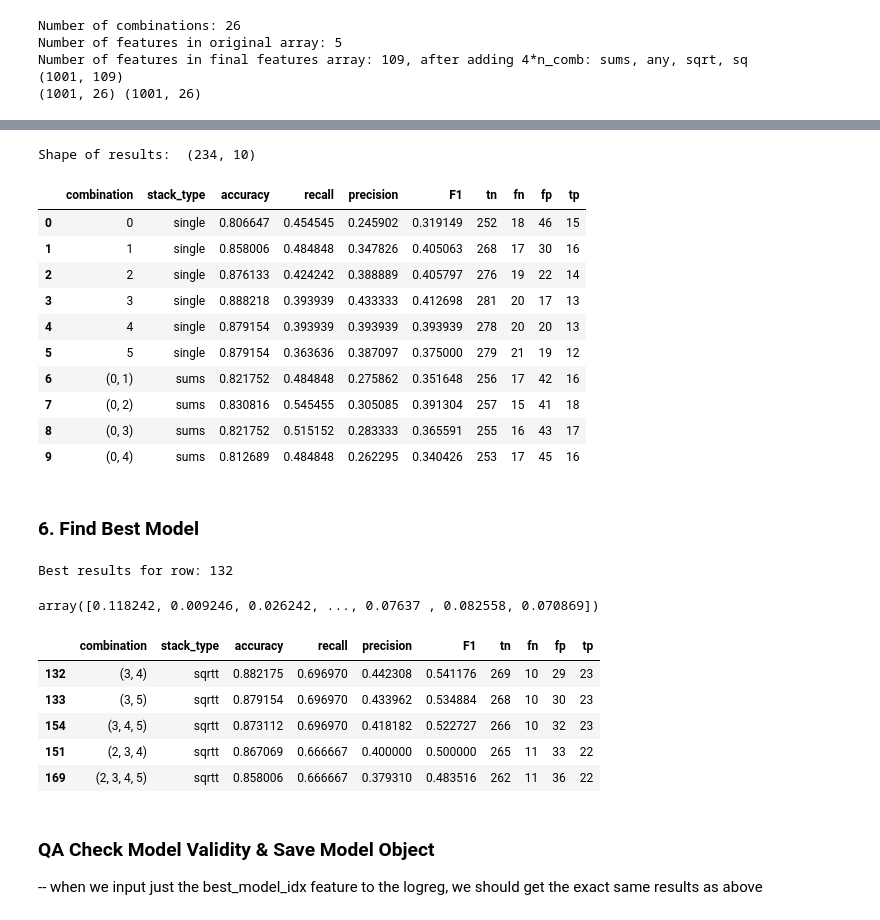
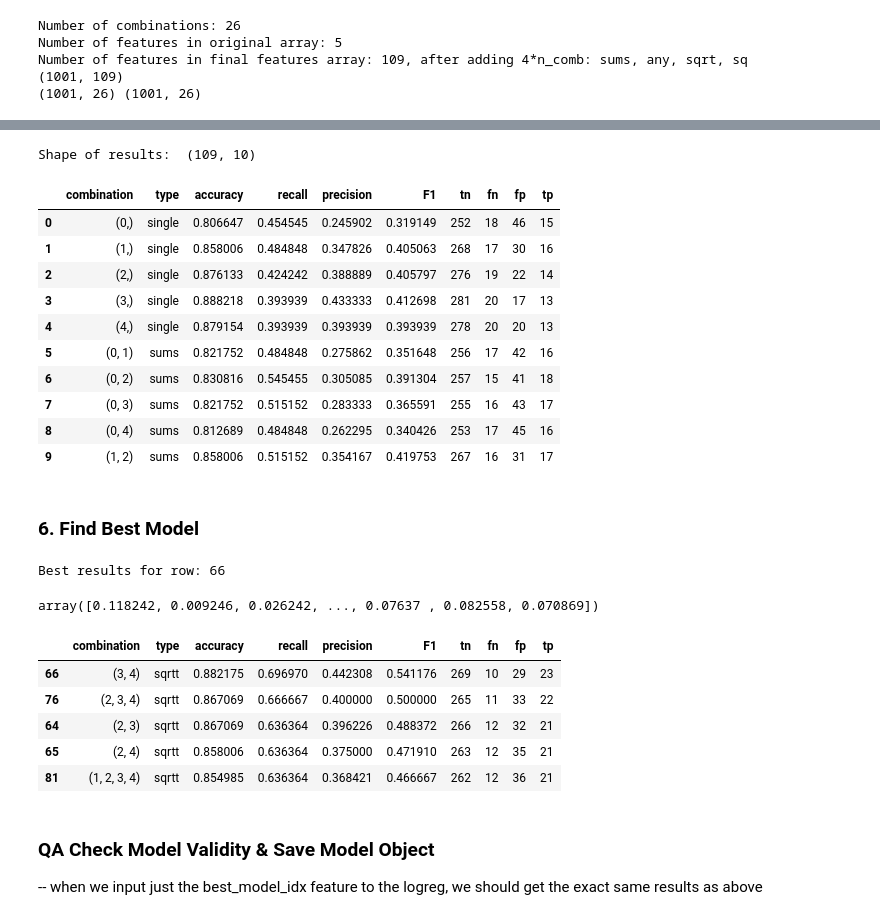
Before and after one commit to kaschbacher/publications, a Jupyter notebook: artifact_detector/PPG_Artifact_Detection.ipynb, the cells around one changed output, grey strips where cells are left out. Cells and saved outputs as stored; diff of their text form; code cells hidden in the pictures.

```diff
--- a/artifact_detector/PPG_Artifact_Detection.ipynb
+++ b/artifact_detector/PPG_Artifact_Detection.ipynb
@@ -316,10 +317,9 @@ y = np.zeros((features.shape[0],1))
 
 # Choose how many features to examine
 n_features = features.shape[1]
-#n_features = 50
 
 # Build results to rank
-result_headers = ['combination','stack_type','accuracy', 'recall', 'precision', 'F1', 'tn', 'fn', 'fp', 'tp']
+result_headers = ['combination','type','accuracy', 'recall', 'precision', 'F1', 'tn', 'fn', 'fp', 'tp']
 results = []
 n_ps = ps.shape[1]# number of single thresholded power spectra included
 n_comb = len(idx_comb)# number of combinations used to form sums, anyy, sqrt, sq
@@ -329,70 +329,64 @@ stack_keys = list(stack.keys())
 for i in range(n_features):
     # Define Features/Outcome & Partitions
     X = features[:, i].reshape(-1, 1)# Test set Accuracy: 89.76%, Recall: 78.57%, Precision: 44.00%
     y = labels
     X_train, X_test, y_train, y_test = train_test_split(X, y, test_size=0.33, random_state=42)
 
     # Evaluate
     reg = fit_model(X_train, X_test, y_train, y_test)
     cm, scores = confusion_matrix(reg, X_test, y_test)
 
-    # Add Results
-    def tup_to_str(tup):
-        return ','.join([str(t) for t in tup])
-
     # Append a string to a list, or a list to a list;  extend to add a list to another list
     temp = []
     if i<n_ps:
-        temp.append( tup_to_str( (','.join([str(i)]),) ) )# add single spectra to the list of combination tuples
-        #temp.append( tup_to_str( (i,) ) )# add single spectra to the list of combination tuples
+        temp.append( (','.join([str(i)]),) )# add single spectra to the list of combination tuples
         temp.append('single')
     else:
         # Add the combination as a string
         comb_idx = (i-n_ps)%n_comb# index of the correct combination. Shift left by 6 (single ps), cycle by n_combinations
         stack_i = (i-n_ps)//n_comb# n times divides by
         temp.append( idx_comb[comb_idx] )# add the combination tuple
         temp.append(stack_keys[stack_i])
         #print (idx_comb[comb_idx])# DEBUG
 
     temp.extend(scores)
     temp.extend(cm.flatten('F'))
     results.append(temp)
 
 res_df = pd.DataFrame(results, columns=result_headers)
 print ('Shape of results: ', res_df.shape)
 res_df.head(10)
 # %% [output]
-Shape of results:  (234, 10)
+Shape of results:  (109, 10)
-|  | combination | stack_type | accuracy | recall | precision | F1 | tn | fn | fp | tp |
-| 0 | 0 | single | 0.806647 | 0.454545 | 0.245902 | 0.319149 | 252 | 18 | 46 | 15 |
-| 1 | 1 | single | 0.858006 | 0.484848 | 0.347826 | 0.405063 | 268 | 17 | 30 | 16 |
-| 2 | 2 | single | 0.876133 | 0.424242 | 0.388889 | 0.405797 | 276 | 19 | 22 | 14 |
-| 3 | 3 | single | 0.888218 | 0.393939 | 0.433333 | 0.412698 | 281 | 20 | 17 | 13 |
-| 4 | 4 | single | 0.879154 | 0.393939 | 0.393939 | 0.393939 | 278 | 20 | 20 | 13 |
-| 5 | 5 | single | 0.879154 | 0.363636 | 0.387097 | 0.375000 | 279 | 21 | 19 | 12 |
-| 6 | (0, 1) | sums | 0.821752 | 0.484848 | 0.275862 | 0.351648 | 256 | 17 | 42 | 16 |
-| 7 | (0, 2) | sums | 0.830816 | 0.545455 | 0.305085 | 0.391304 | 257 | 15 | 41 | 18 |
-| 8 | (0, 3) | sums | 0.821752 | 0.515152 | 0.283333 | 0.365591 | 255 | 16 | 43 | 17 |
-| 9 | (0, 4) | sums | 0.812689 | 0.484848 | 0.262295 | 0.340426 | 253 | 17 | 45 | 16 |
+|  | combination | type | accuracy | recall | precision | F1 | tn | fn | fp | tp |
+| 0 | (0,) | single | 0.806647 | 0.454545 | 0.245902 | 0.319149 | 252 | 18 | 46 | 15 |
+| 1 | (1,) | single | 0.858006 | 0.484848 | 0.347826 | 0.405063 | 268 | 17 | 30 | 16 |
+| 2 | (2,) | single | 0.876133 | 0.424242 | 0.388889 | 0.405797 | 276 | 19 | 22 | 14 |
+| 3 | (3,) | single | 0.888218 | 0.393939 | 0.433333 | 0.412698 | 281 | 20 | 17 | 13 |
+| 4 | (4,) | single | 0.879154 | 0.393939 | 0.393939 | 0.393939 | 278 | 20 | 20 | 13 |
+| 5 | (0, 1) | sums | 0.821752 | 0.484848 | 0.275862 | 0.351648 | 256 | 17 | 42 | 16 |
+| 6 | (0, 2) | sums | 0.830816 | 0.545455 | 0.305085 | 0.391304 | 257 | 15 | 41 | 18 |
+| 7 | (0, 3) | sums | 0.821752 | 0.515152 | 0.283333 | 0.365591 | 255 | 16 | 43 | 17 |
+| 8 | (0, 4) | sums | 0.812689 | 0.484848 | 0.262295 | 0.340426 | 253 | 17 | 45 | 16 |
+| 9 | (1, 2) | sums | 0.858006 | 0.515152 | 0.354167 | 0.419753 | 267 | 16 | 31 | 17 |
 # %% [markdown]
 ### 6. Find Best Model
 # %%
 # Find Best Result
 res_df.sort_values(['recall','precision','accuracy'], ascending=False, inplace=True)
-#res_df.sort_values(['F1','recall','precision','accuracy'], ascending=False, inplace=True)
 best_model_idx = res_df.index.tolist()[0]
 print ('Best results for row:', best_model_idx)
 display(features[:, best_model_idx])
 res_df.head(5)
 # %% [output]
-Best results for row: 132
+Best results for row: 66
 array([0.118242, 0.009246, 0.026242, ..., 0.07637 , 0.082558, 0.070869])
-|  | combination | stack_type | accuracy | recall | precision | F1 | tn | fn | fp | tp |
-| 132 | (3, 4) | sqrtt | 0.882175 | 0.696970 | 0.442308 | 0.541176 | 269 | 10 | 29 | 23 |
-| 133 | (3, 5) | sqrtt | 0.879154 | 0.696970 | 0.433962 | 0.534884 | 268 | 10 | 30 | 23 |
-| 154 | (3, 4, 5) | sqrtt | 0.873112 | 0.696970 | 0.418182 | 0.522727 | 266 | 10 | 32 | 23 |
-| 151 | (2, 3, 4) | sqrtt | 0.867069 | 0.666667 | 0.400000 | 0.500000 | 265 | 11 | 33 | 22 |
-| 169 | (2, 3, 4, 5) | sqrtt | 0.858006 | 0.666667 | 0.379310 | 0.483516 | 262 | 11 | 36 | 22 |
+|  | combination | type | accuracy | recall | precision | F1 | tn | fn | fp | tp |
+| 66 | (3, 4) | sqrtt | 0.882175 | 0.696970 | 0.442308 | 0.541176 | 269 | 10 | 29 | 23 |
+| 76 | (2, 3, 4) | sqrtt | 0.867069 | 0.666667 | 0.400000 | 0.500000 | 265 | 11 | 33 | 22 |
+| 64 | (2, 3) | sqrtt | 0.867069 | 0.636364 | 0.396226 | 0.488372 | 266 | 12 | 32 | 21 |
+| 65 | (2, 4) | sqrtt | 0.858006 | 0.636364 | 0.375000 | 0.471910 | 263 | 12 | 35 | 21 |
+| 81 | (1, 2, 3, 4) | sqrtt | 0.854985 | 0.636364 | 0.368421 | 0.466667 | 262 | 12 | 36 | 21 |
 # %% [markdown]
 ### QA Check Model Validity & Save Model Object
 -- when we input just the best_model_idx feature to the logreg, we should get the exact same results as above
```
Also changed, not shown: parts of 14 cells of this notebook.
